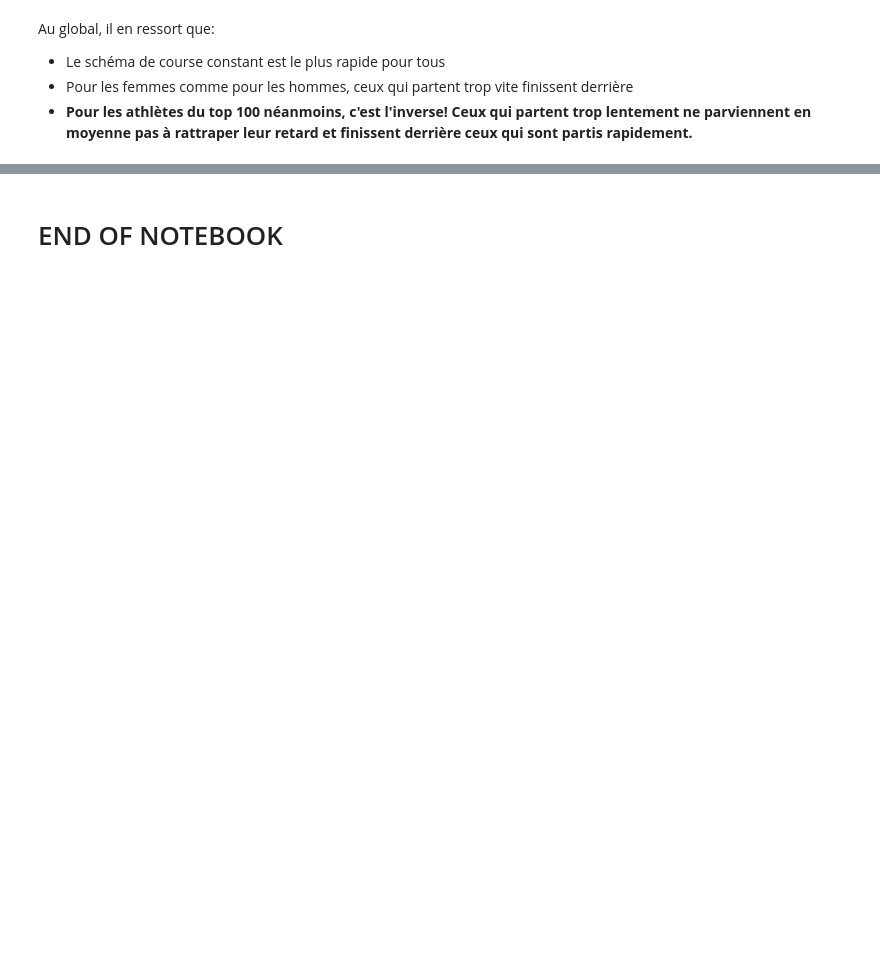
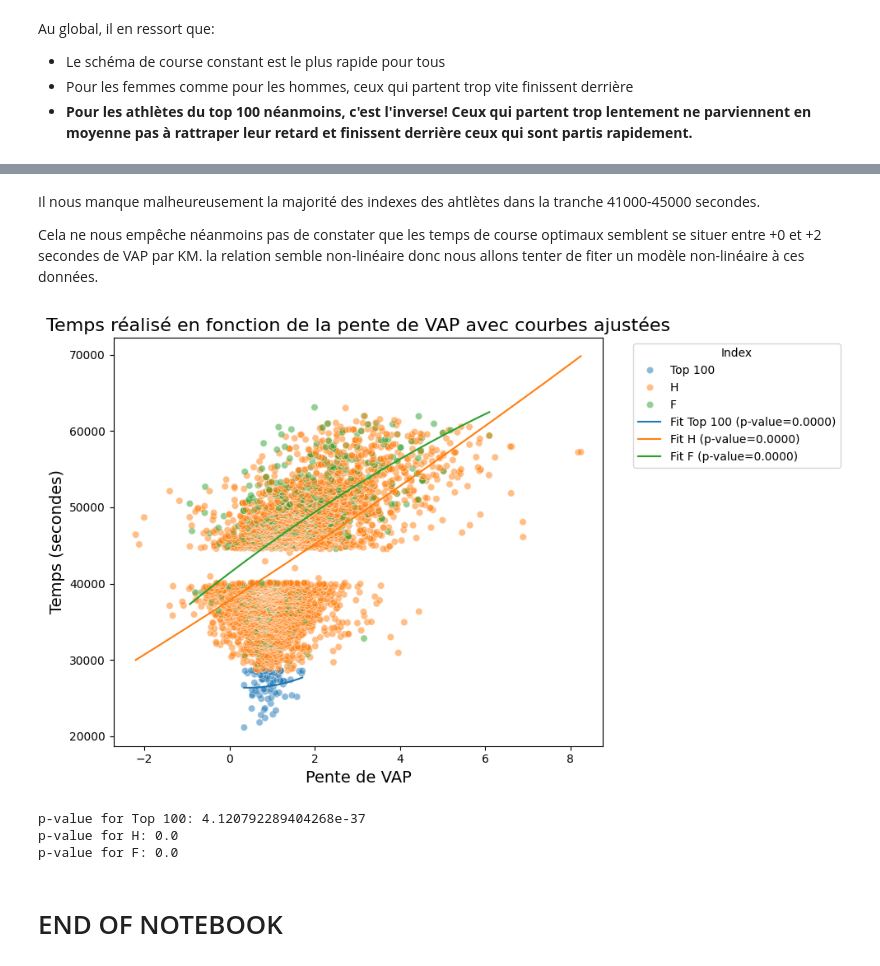
Before and after one commit to tanguy0/saintelyon-2024, a Jupyter notebook: notebooks/03_performance_explication.ipynb, the cells around one changed output, grey strips where cells are left out. Cells and saved outputs as stored; diff of their text form; code cells hidden in the pictures; blank space fills up the shorter version.

```diff
--- a/notebooks/03_performance_explication.ipynb
+++ b/notebooks/03_performance_explication.ipynb
@@ -750,2 +797,74 @@ if VERBOSE:
+# %% [markdown]
+Il nous manque malheureusement la majorité des indexes des ahtlètes dans la tranche 41000-45000 secondes.
+
+Cela ne nous empêche néanmoins pas de constater que les temps de course optimaux semblent se situer entre +0 et +2 secondes de VAP par KM. la relation semble non-linéaire donc nous allons tenter de fiter un modèle non-linéaire à ces données.
+# %%
+import numpy as np
+import seaborn as sns
+import matplotlib.pyplot as plt
+from scipy import stats
+from sklearn.preprocessing import PolynomialFeatures
+from sklearn.linear_model import LinearRegression
+
+if VERBOSE:
+    plot_df = race_results_df[["index", "cat_VAPe", "pente_de_VAP", "temps"]].dropna()
+
+    # Regroupement des index entre 800 et 1000 sous une seule catégorie
+    plot_df["index"] = plot_df["index"].apply(
+        lambda x: f"800 - 1000" if 800 <= x < 1000 else f"{int((x // 100) * 100)} - {int((x // 100 + 1)) * 100}"
+    )
+
+    plt.figure(figsize=(10, 6))
+    sns.scatterplot(data=plot_df, x="pente_de_VAP", y="temps", hue="cat_VAPe", alpha=0.5)
+
+    # Fonction pour ajuster une courbe et afficher la p-valeur
+    def fit_and_plot(data, label, col):
+        # Filtrer les données pour l'index en question
+        subset = data[data[col] == label]
+        X = subset["pente_de_VAP"].values.reshape(-1, 1)  # Variable indépendante
+        y = subset["temps"].values  # Variable dépendante
+
+        # Ajustement d'un modèle polynomial (degré 2 ici)
+        poly = PolynomialFeatures(degree=2)
+        X_poly = poly.fit_transform(X)
+
+        model = LinearRegression()
+        model.fit(X_poly, y)
+
+        # Calculer la p-valeur avec une régression linéaire sur les termes polynomiaux
+        _, _, r_value, p_value, _ = stats.linregress(X.flatten(), model.predict(X_poly))
+
+        # Affichage de la courbe ajustée
+        X_fit = np.linspace(X.min(), X.max(), 100).reshape(-1, 1)
+        X_poly_fit = poly.transform(X_fit)
+        y_fit = model.predict(X_poly_fit)
+
+        plt.plot(X_fit, y_fit, label=f"Fit {label} (p-value={p_value:.4f})")
+
+        return p_value  # Retourner la p-valeur pour chaque ajustement
+
+    # Appliquer la fonction de fit et de plot pour chaque catégorie d'index
+    p_values = []
+    col = "cat_VAPe"
+    for label in plot_df[col].unique():
+        p_value = fit_and_plot(plot_df, label, col)
+        p_values.append((label, p_value))
+
+    # Titre et labels
+    plt.title("Temps réalisé en fonction de la pente de VAP avec courbes ajustées", fontsize=16)
+    plt.xlabel("Pente de VAP", fontsize=14)
+    plt.ylabel("Temps (secondes)", fontsize=14)
+    plt.legend(title="Index", loc="upper left", bbox_to_anchor=(1.05, 1))
+    plt.tight_layout()
+    plt.show()
+
+    # Afficher les p-valeurs pour chaque catégorie d'index
+    for label, p_value in p_values:
+        print(f"p-value for {label}: {p_value}")
+# %% [output]
+[figure, added]
+p-value for Top 100: 4.120792289404268e-37
+p-value for H: 0.0
+p-value for F: 0.0
 # %% [markdown]
 # END OF NOTEBOOK
```
Also changed, not shown: parts of 11 cells of this notebook.
